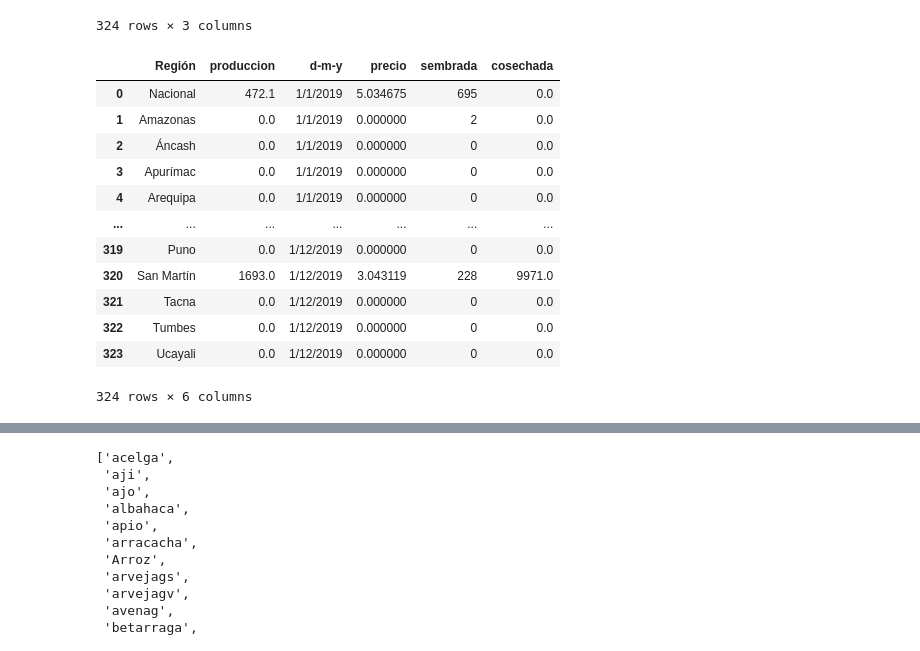
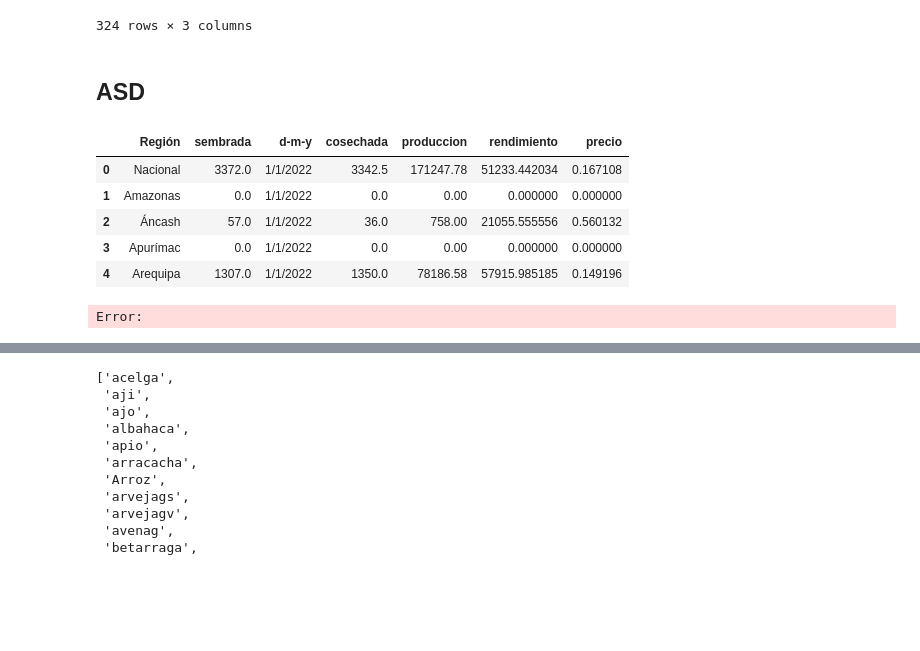
Before and after one commit to angelTCC/Produccion-Agricola-Nacional, a Jupyter notebook: CultivoData.ipynb, the cells around one changed output, grey strips where cells are left out. Drawn from its saved outputs; the diff is of its cells as text; code cells hidden in the pictures; blank space fills up the shorter version.

```diff
--- a/CultivoData.ipynb
+++ b/CultivoData.ipynb
@@ -358,4 +358,6 @@ tables['Superficie cosechada mensual de  cafe']
 | 322 | Tumbes | 0 | 1/12/2019 |
 | 323 | Ucayali | 0 | 1/12/2019 |
 324 rows × 3 columns
+# %% [markdown]
+## ASD
 # %%
@@ -362,17 +365,10 @@ tables['Superficie cosechada mensual de  cafe']
 df = pd.read_csv("data.csv")
 # %%
-df
+df.head()
 # %% [output]
-|  | Región | produccion | d-m-y | precio | sembrada | cosechada |
-| 0 | Nacional | 472.1 | 1/1/2019 | 5.034675 | 695 | 0.0 |
-| 1 | Amazonas | 0.0 | 1/1/2019 | 0.000000 | 2 | 0.0 |
-| 2 | Áncash | 0.0 | 1/1/2019 | 0.000000 | 0 | 0.0 |
-| 3 | Apurímac | 0.0 | 1/1/2019 | 0.000000 | 0 | 0.0 |
-| 4 | Arequipa | 0.0 | 1/1/2019 | 0.000000 | 0 | 0.0 |
-| ... | ... | ... | ... | ... | ... | ... |
-| 319 | Puno | 0.0 | 1/12/2019 | 0.000000 | 0 | 0.0 |
-| 320 | San Martín | 1693.0 | 1/12/2019 | 3.043119 | 228 | 9971.0 |
-| 321 | Tacna | 0.0 | 1/12/2019 | 0.000000 | 0 | 0.0 |
-| 322 | Tumbes | 0.0 | 1/12/2019 | 0.000000 | 0 | 0.0 |
-| 323 | Ucayali | 0.0 | 1/12/2019 | 0.000000 | 0 | 0.0 |
+|  | Región | sembrada | d-m-y | cosechada | produccion | rendimiento | precio |
+| 0 | Nacional | 3372.0 | 1/1/2022 | 3342.5 | 171247.78 | 51233.442034 | 0.167108 |
+| 1 | Amazonas | 0.0 | 1/1/2022 | 0.0 | 0.00 | 0.000000 | 0.000000 |
+| 2 | Áncash | 57.0 | 1/1/2022 | 36.0 | 758.00 | 21055.555556 | 0.560132 |
+| 3 | Apurímac | 0.0 | 1/1/2022 | 0.0 | 0.00 | 0.000000 | 0.000000 |
+| 4 | Arequipa | 1307.0 | 1/1/2022 | 1350.0 | 78186.58 | 57915.985185 | 0.149196 |
-324 rows × 6 columns
@@ -378,0 +387,15 @@ df
+# %%
+import os
+
+csv_path = "data2.csv"
+
+# If file exists → append, otherwise → create
+if os.path.exists(csv_path):
+    d = pd.read_csv(csv_path)
+    d = pd.concat([d, pd.DataFrame([row])], ignore_index=True)
+else:
+    d = pd.DataFrame([row])
+
+d.to_csv(csv_path, index=False)
+# %% [output]
+Error:
```
Also changed, not shown: parts of 7 cells of this notebook, 8 other files.
